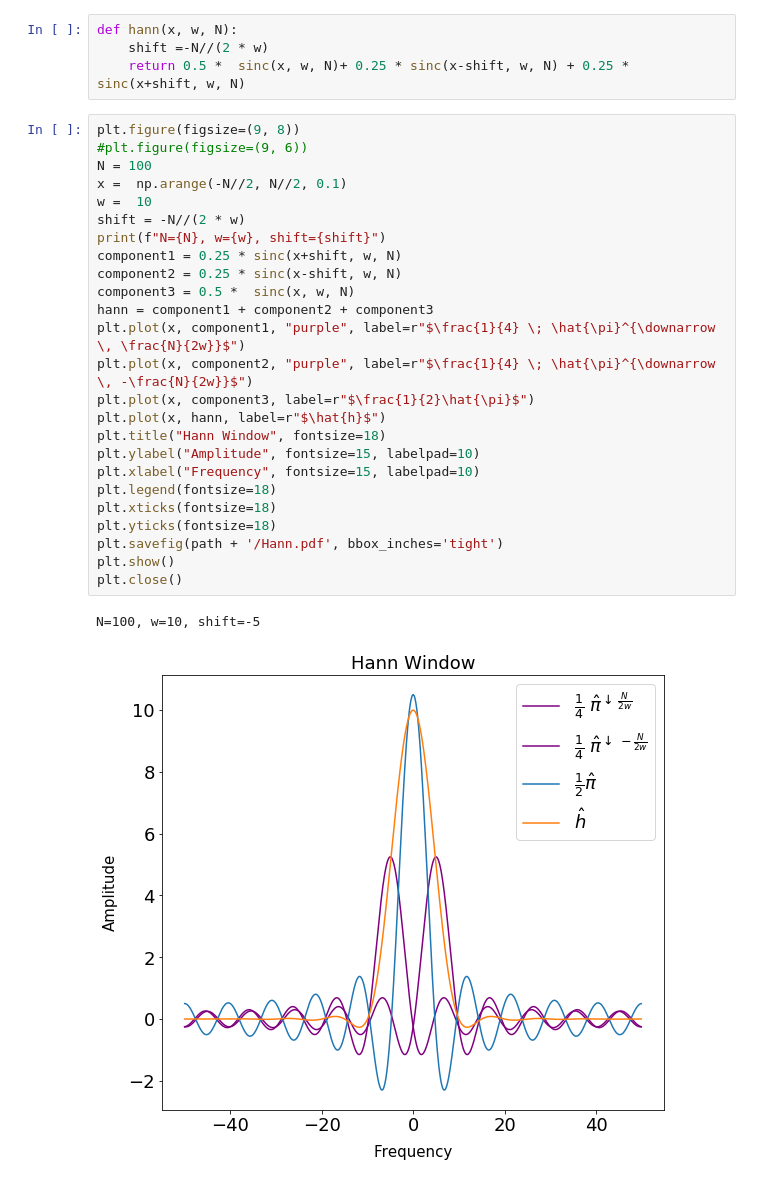
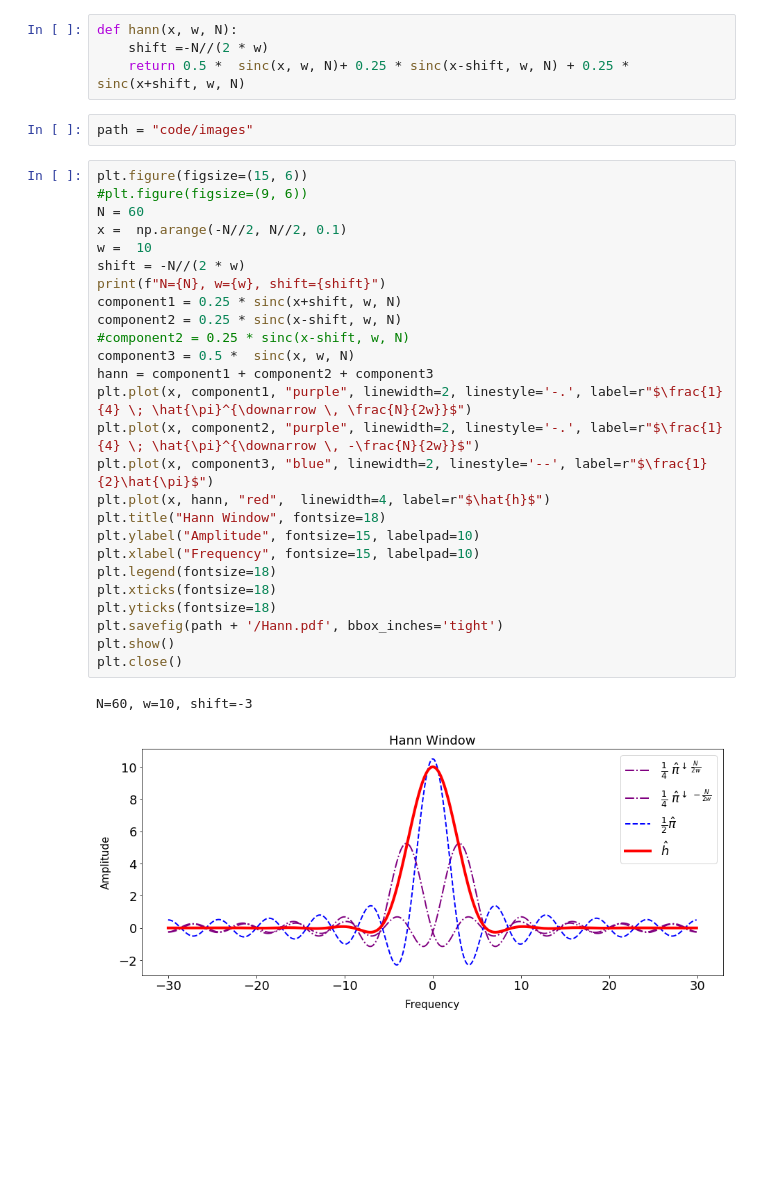
Before and after one commit to ygrepo/Class-Mathematical-Foundations-Data-Sciences, a Jupyter notebook: hw/hw10/hann.ipynb, the cells around one changed output. Saved outputs shown, nothing was run; the diff lists cells and outputs as text; blank space fills up the shorter version.

```diff
--- a/hw/hw10/hann.ipynb
+++ b/hw/hw10/hann.ipynb
@@ -34,31 +14,34 @@ def sinc(x,w, N):
 def hann(x, w, N):
     shift =-N//(2 * w)
     return 0.5 *  sinc(x, w, N)+ 0.25 * sinc(x-shift, w, N) + 0.25 * sinc(x+shift, w, N)
+# %%
+path = "code/images"
 # %%
-plt.figure(figsize=(9, 8))
+plt.figure(figsize=(15, 6))
 #plt.figure(figsize=(9, 6))
-N = 100
+N = 60
 x =  np.arange(-N//2, N//2, 0.1)
 w =  10
 shift = -N//(2 * w)
 print(f"N={N}, w={w}, shift={shift}")
 component1 = 0.25 * sinc(x+shift, w, N)
 component2 = 0.25 * sinc(x-shift, w, N)
+#component2 = 0.25 * sinc(x-shift, w, N)
 component3 = 0.5 *  sinc(x, w, N)
 hann = component1 + component2 + component3
-plt.plot(x, component1, "purple", label=r"$\frac{1}{4} \; \hat{\pi}^{\downarrow \, \frac{N}{2w}}$")
-plt.plot(x, component2, "purple", label=r"$\frac{1}{4} \; \hat{\pi}^{\downarrow \, -\frac{N}{2w}}$")
-plt.plot(x, component3, label=r"$\frac{1}{2}\hat{\pi}$")
-plt.plot(x, hann, label=r"$\hat{h}$")
+plt.plot(x, component1, "purple", linewidth=2, linestyle='-.', label=r"$\frac{1}{4} \; \hat{\pi}^{\downarrow \, \frac{N}{2w}}$")
+plt.plot(x, component2, "purple", linewidth=2, linestyle='-.', label=r"$\frac{1}{4} \; \hat{\pi}^{\downarrow \, -\frac{N}{2w}}$")
+plt.plot(x, component3, "blue", linewidth=2, linestyle='--', label=r"$\frac{1}{2}\hat{\pi}$")
+plt.plot(x, hann, "red",  linewidth=4, label=r"$\hat{h}$")
 plt.title("Hann Window", fontsize=18)
 plt.ylabel("Amplitude", fontsize=15, labelpad=10)
 plt.xlabel("Frequency", fontsize=15, labelpad=10)
 plt.legend(fontsize=18)
 plt.xticks(fontsize=18)
 plt.yticks(fontsize=18)
 plt.savefig(path + '/Hann.pdf', bbox_inches='tight')
 plt.show()
 plt.close()
 # %% [output]
-N=100, w=10, shift=-5
+N=60, w=10, shift=-3
-[figure, old version]
+[figure, new version]
```
Also changed, not shown: parts of 10 cells of this notebook, 16 other files.
